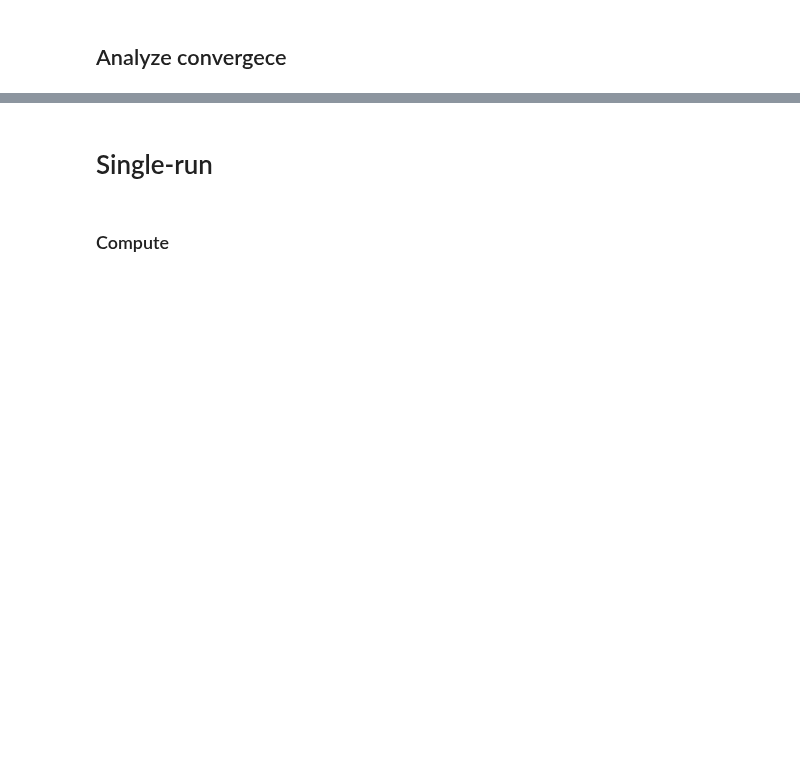
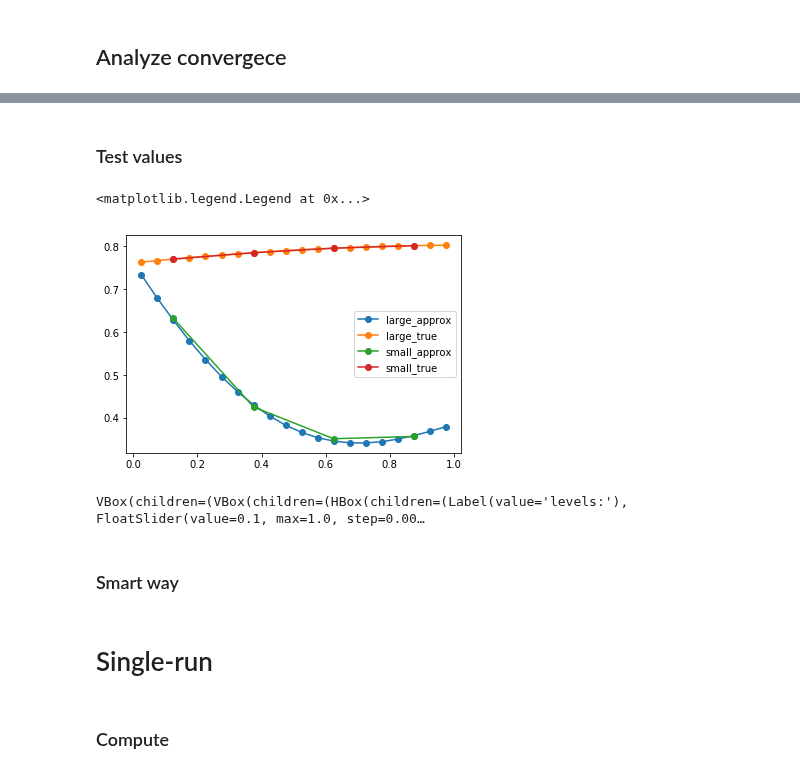
Before and after one commit to OliverEvans96/kelp, a Jupyter notebook: code/python/ManufacturedSolution.ipynb, the cells around one changed output, grey strips where cells are left out. Drawn from its saved outputs; the diff is of its cells as text; code cells hidden in the pictures; blank space fills up the shorter version.

```diff
--- a/code/python/ManufacturedSolution.ipynb
+++ b/code/python/ManufacturedSolution.ipynb
@@ -383,0 +445,2 @@ nphi
+# %% [markdown]
+### Test values
@@ -383,0 +457,63 @@ nphi
+# %%
+ns = 20
+nz = 20
+ntheta = 20
+nphi = 20
+grid = mms.gen_grid(ns, nz, ntheta, nphi, rope_spacing, zmax)
+x, y, z, _, _ = grid
+x1 = x[:,0,0,0]
+y1 = y[0,:,0,0]
+z1 = z[0,0,:,0]
+results_list = kelp_analyze.query_results(
+    conn, study_name,
+    ns=ns, nz=nz, ntheta=ntheta, nphi=nphi
+)
+large_approx_rad = results_list[0]['rad'][:]
+large_approx_irrad = results_list[0]['irrad'][:]
+large_true_rad = results_list[0]['true_rad'][:]
+large_true_irrad = np.asfortranarray(np.zeros_like(large_approx_irrad))
+lu.calculate_irradiance(large_true_rad, large_true_irrad, ntheta, nphi)
+
+ns = 20
+nz = 4
+ntheta = 20
+nphi = 20
+grid = mms.gen_grid(ns, nz, ntheta, nphi, rope_spacing, zmax)
+x, y, z, _, _ = grid
+x2 = x[:,0,0,0]
+y2 = y[0,:,0,0]
+z2 = z[0,0,:,0]
+results_list = kelp_analyze.query_results(
+    conn, study_name,
+    ns=ns, nz=nz, ntheta=ntheta, nphi=nphi
+)
+small_approx_rad = results_list[0]['rad'][:]
+small_approx_irrad = results_list[0]['irrad'][:]
+small_true_rad = results_list[0]['true_rad'][:]
+small_true_irrad = np.asfortranarray(np.zeros_like(small_approx_irrad))
+lu.calculate_irradiance(small_true_rad, small_true_irrad, ntheta, nphi)
+
+plt.plot(z1, large_approx_rad[0,0,:,0], 'o-', label='large_approx')
+plt.plot(z1, large_true_rad[0,0,:,0], 'o-', label='large_true')
+
+plt.plot(z2, small_approx_rad[0,0,:,0], 'o-', label='small_approx')
+plt.plot(z2, small_true_rad[0,0,:,0], 'o-', label='small_true')
+plt.legend()
+
+
+#discrete_plot.volshow_zoom_correct_scale(x1, y1, z1, large_irrad, zoom_factor=3),
+#discrete_plot.volshow_zoom_correct_scale(x2, y2, z2, small_irrad, zoom_factor=3)
+# %% [output]
+<matplotlib.legend.Legend at 0x...>
+[figure, added]
+# %%
+results_list = kelp_analyze.query_results(
+    conn, study_name,
+    ns=20, nz=20, ntheta=ntheta_max, nphi=nphi_max
+)
+irrad = results_list[0]['irrad'][:]
+ipv.quickvolshow(irrad)
+# %% [output]
+VBox(children=(VBox(children=(HBox(children=(Label(value='levels:'), FloatSlider(value=0.1, max=1.0, step=0.00…
+# %% [markdown]
+### Smart way
```
Also changed, not shown: parts of 20 cells of this notebook.
